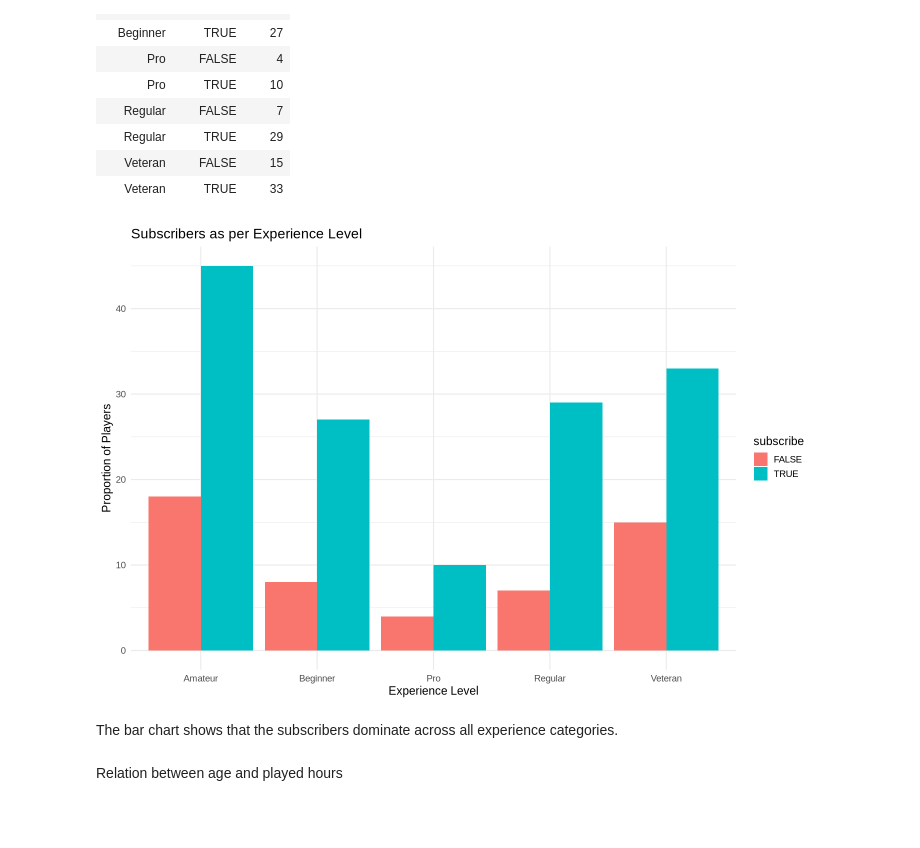
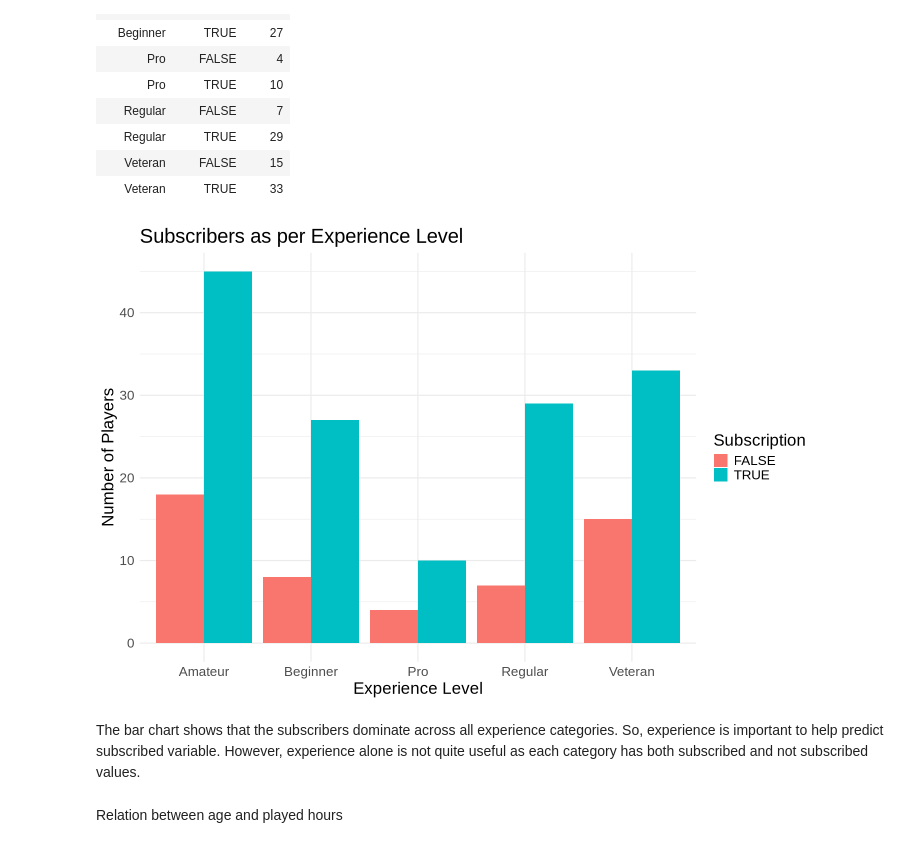
Before and after one commit to Dsharma2002/Project-DSCI100, a Jupyter notebook: test.ipynb, the cells around one changed output. Drawn from its saved outputs; the diff is of its cells as text; code cells hidden in the pictures; blank space fills up the shorter version.

```diff
--- a/test.ipynb
+++ b/test.ipynb
@@ -215,18 +263,20 @@ A grouped_df: 10 × 3
 # %%
 options(repr.plot.width = 12, repr.plot.height = 8)
 subscription_plot <- players_clean |>
     ggplot(aes(x=experience, fill=subscribe)) +
     geom_bar(position="dodge") +
     labs(
         x="Experience Level",
-        y="Proportion of Players",
-        title="Subscribers as per Experience Level"
-    )
+        y="Number of Players",
+        title="Subscribers as per Experience Level",
+        fill="Subscription"
+    ) +
+    theme(text = element_text(size=20))
 subscription_plot
 # %% [output]
-[figure, old version]
+[figure, new version]
 # %% [markdown]
-The bar chart shows that the subscribers dominate across all experience categories.
+The bar chart shows that the subscribers dominate across all experience categories. So, experience is important to help predict subscribed variable. However, experience alone is not quite useful as each category has both subscribed and not subscribed values.
 # %% [markdown]
 Relation between age and played hours
 # %%
```
Also changed, not shown: parts of 26 cells of this notebook.
